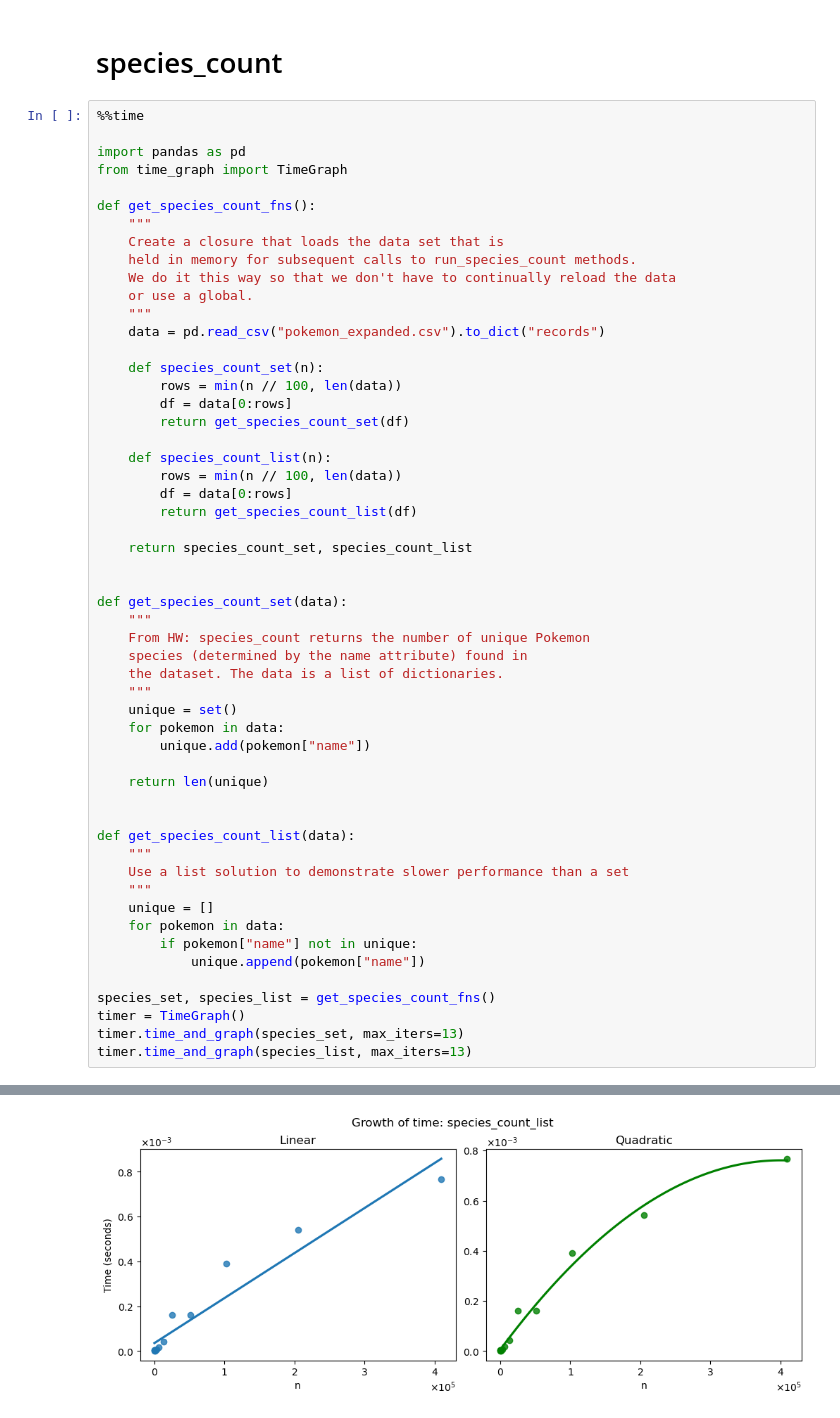
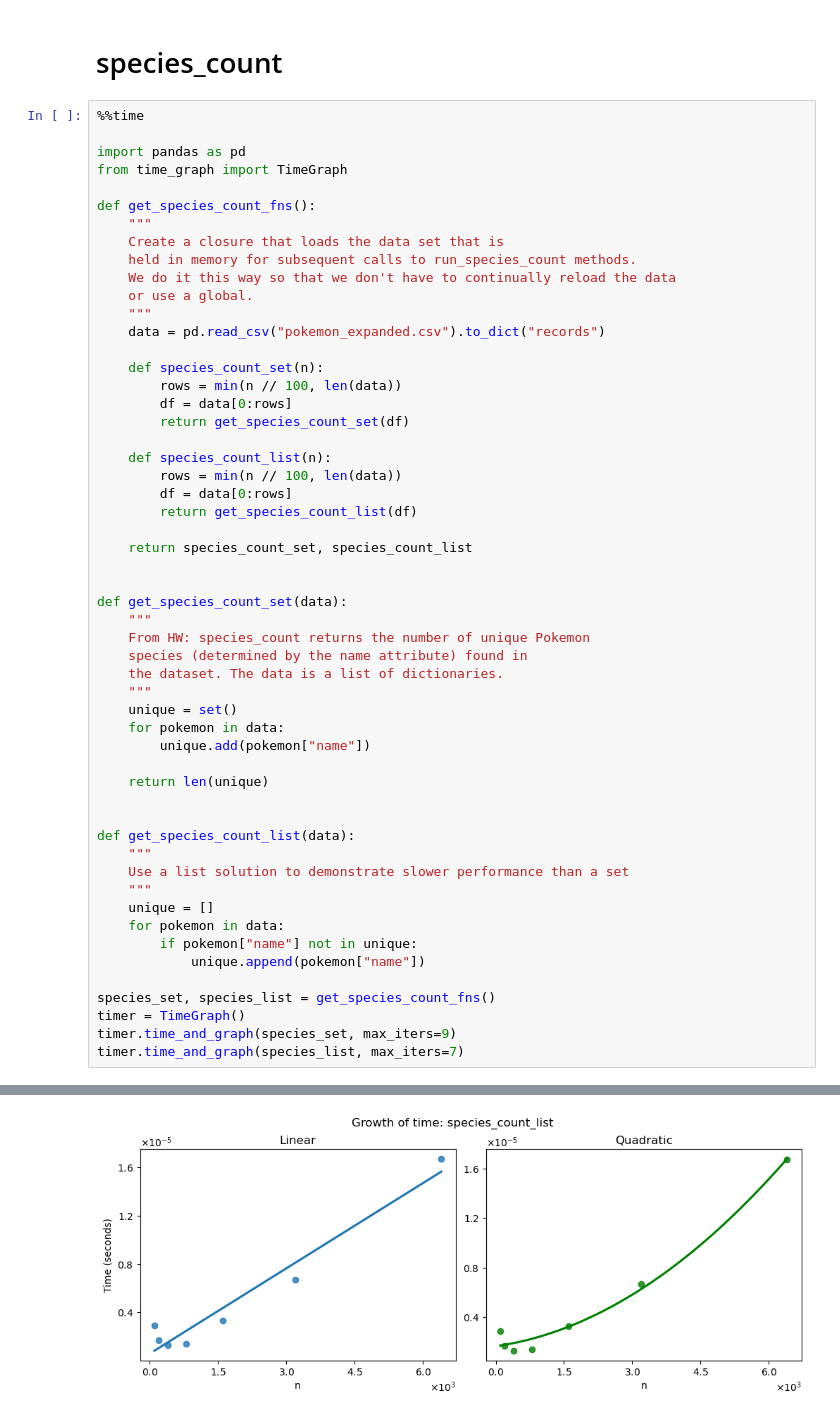
Before and after one commit to Aayush-Pant0/cse163-nchs, a Jupyter notebook: classwork/efficiency/classwork-efficiency.ipynb, the cells around one changed output, grey strips where cells are left out. Cells and saved outputs as stored; diff of their text form.

```diff
--- a/classwork/efficiency/classwork-efficiency.ipynb
+++ b/classwork/efficiency/classwork-efficiency.ipynb
@@ -286,8 +286,8 @@ def get_species_count_list(data):
 
 species_set, species_list = get_species_count_fns()
 timer = TimeGraph()
-timer.time_and_graph(species_set, max_iters=13)
-timer.time_and_graph(species_list, max_iters=13)
+timer.time_and_graph(species_set, max_iters=9)
+timer.time_and_graph(species_list, max_iters=7)
 # %% [output]
 *** Measuring and plotting species_count_set ***
 
@@ -333 +321 @@ Quadratic Sq Error 8.907229846060062e-09
-[figure, old version]
+[figure, new version]
```
Also changed, not shown: parts of 6 cells of this notebook.
